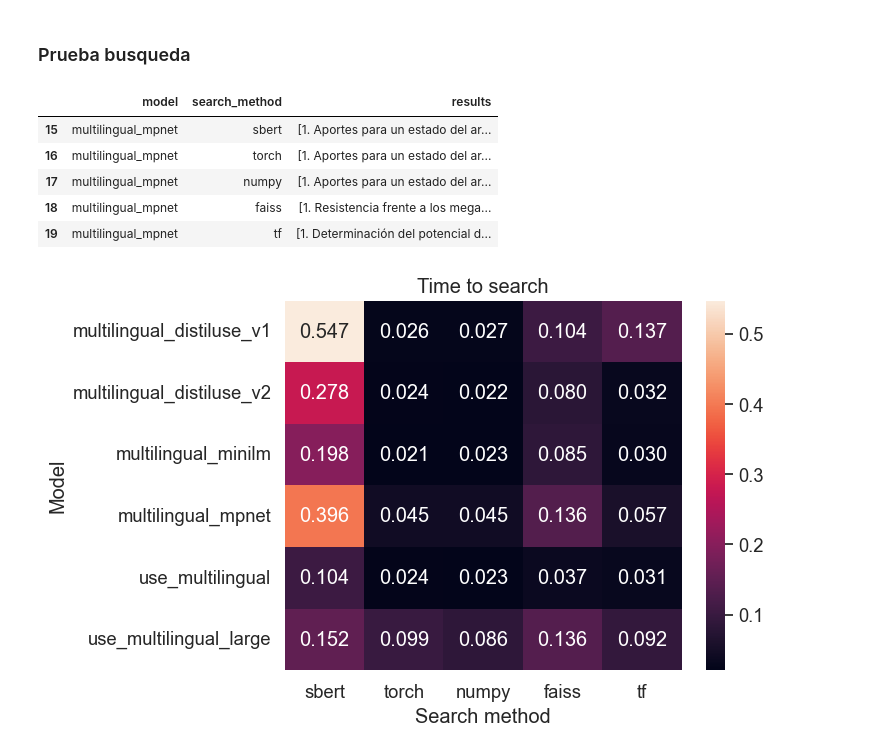
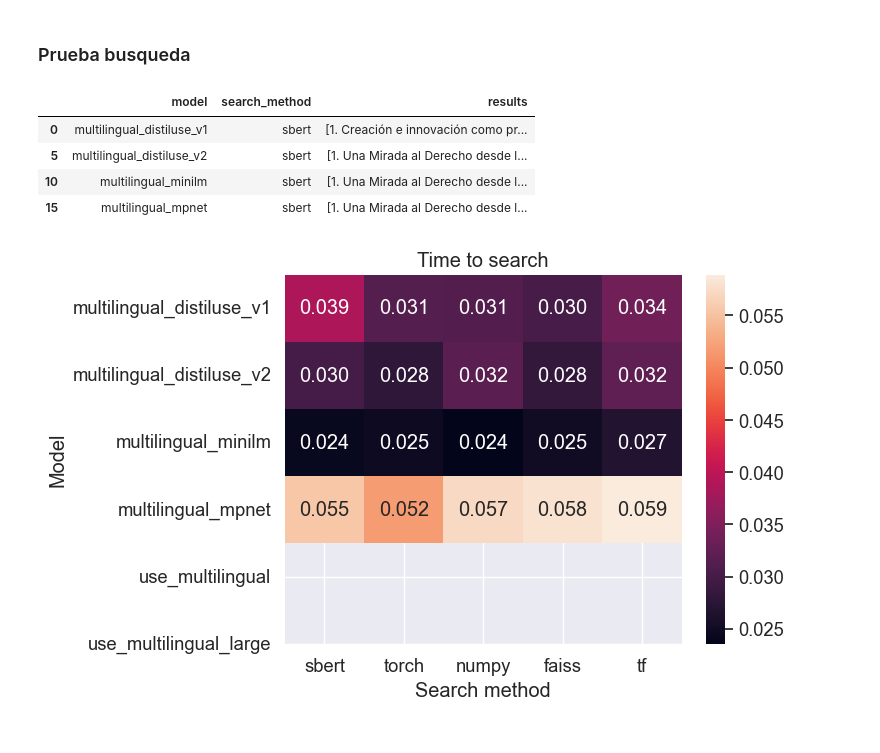
Before and after one commit to SIBEA/Backend, a Jupyter notebook: src/nlp/testing/semantic search/v1.ipynb, the cells around one changed output. Cells and saved outputs as stored; diff of their text form; code cells hidden in the pictures.

```diff
--- a/src/nlp/testing/semantic search/v1.ipynb
+++ b/src/nlp/testing/semantic search/v1.ipynb
@@ -106,6 +109,7 @@ def generate_embeddings(messages):
     end_indexing = time.time()
     result.append({"model": "multilingual_mpnet", "time_encoding": end_encoding - start_encoding, "time_indexing": end_indexing - start_indexing, "tensor": embeddings_multilingual_mpnet})
 
+    '''
     start_encoding = time.time()
     embeddings_use = model_use(messages)
     end_encoding = time.time()
@@ -115,7 +119,8 @@ def generate_embeddings(messages):
     faiss.write_index(index, './indexes/index_embeddings_use')
     end_indexing = time.time()
     result.append({"model": "use", "time_encoding": end_encoding - start_encoding, "time_indexing": end_indexing - start_indexing, "tensor": embeddings_use})
-
+    '''
+    '''
     start_encoding = time.time()
     embeddings_use_large = model_use_large(messages)
     end_encoding = time.time()
@@ -125,7 +130,8 @@ def generate_embeddings(messages):
     faiss.write_index(index, './indexes/index_embeddings_use_large')
     end_indexing = time.time()
     result.append({"model": "use_large", "time_encoding": end_encoding - start_encoding, "time_indexing": end_indexing - start_indexing, "tensor": embeddings_use_large})
-
+    '''
+    '''
     start_encoding = time.time()
     embeddings_use_multilingual = model_use_multilingual(messages)
     end_encoding = time.time()
@@ -135,7 +141,8 @@ def generate_embeddings(messages):
     faiss.write_index(index, './indexes/index_embeddings_use_multilingual')
     end_indexing = time.time()
     result.append({"model": "use_multilingual", "time_encoding": end_encoding - start_encoding, "time_indexing": end_indexing - start_indexing, "tensor": embeddings_use_multilingual})
-
+    '''
+    '''
     start_encoding = time.time()
     embeddings_use_multilingual_large = model_use_multilingual_large(messages)
     end_encoding = time.time()
@@ -145,6 +152,7 @@ def generate_embeddings(messages):
     faiss.write_index(index, './indexes/index_embeddings_use_multilingual_large')
     end_indexing = time.time()
     result.append({"model": "use_multilingual_large", "time_encoding": end_encoding - start_encoding, "time_indexing": end_indexing - start_indexing, "tensor": embeddings_use_multilingual_large})
+   '''
 
     return result
 # %% [markdown]
@@ -295,6 +303,7 @@ def search_all(query, k, embeddings):
     results.append(search(model_multilingual_mpnet, embeddings[5], query, k, "tf", model_source="sbert"))
     total.append(results)
 
+    '''
     results = []
     results.append(search(model_use_multilingual, embeddings[8], query, k, "sbert", model_source="tf"))
     results.append(search(model_use_multilingual, embeddings[8], query, k, "torch", model_source="tf"))
@@ -302,7 +311,8 @@ def search_all(query, k, embeddings):
     results.append(search(model_use_multilingual, embeddings[8], query, k, "faiss", model_source="tf"))
     results.append(search(model_use_multilingual, embeddings[8], query, k, "tf", model_source="tf"))
     total.append(results)
-
+    '''
+    '''
     results = []
     results.append(search(model_use_multilingual_large, embeddings[9], query, k, "sbert", model_source="tf"))
     results.append(search(model_use_multilingual_large, embeddings[9], query, k, "torch", model_source="tf"))
@@ -310,6 +320,7 @@ def search_all(query, k, embeddings):
     results.append(search(model_use_multilingual_large, embeddings[9], query, k, "faiss", model_source="tf"))
     results.append(search(model_use_multilingual_large, embeddings[9], query, k, "tf", model_source="tf"))
     total.append(results)
+    '''
 
     return total
 # %% [markdown]
@@ -474,17 +485,16 @@ plot_embeddings_timing(embeddings, "time_indexing")
 ### Prueba busqueda
 # %%
 #Globulos rojos, LGBTI, Mujeres.
-results = search_all("Guerra", 10, embeddings)
+results = search_all("Objetivos del Desarrollo Sostenible", 10, embeddings)
 plot_search_timing(results)
 results_df = search_results(results, df, True)
 #results_df[results_df["model"].str.contains("multilingual_minilm") & results_df["search_method"].str.contains("sbert") | results_df["model"].str.contains("multilingual_mpnet") & results_df["search_method"].str.contains("sbert")]
-results_df[results_df["model"].str.contains("multilingual_mpnet")]
+results_df[results_df["search_method"].str.contains("sbert")]
 #results_df
 # %% [output]
 |  | model | search_method | results |
-| 15 | multilingual_mpnet | sbert | [1. Aportes para un estado del ar... |
-| 16 | multilingual_mpnet | torch | [1. Aportes para un estado del ar... |
-| 17 | multilingual_mpnet | numpy | [1. Aportes para un estado del ar... |
-| 18 | multilingual_mpnet | faiss | [1. Resistencia frente a los mega... |
-| 19 | multilingual_mpnet | tf | [1. Determinación del potencial d... |
+| 0 | multilingual_distiluse_v1 | sbert | [1. Creación e innovación como pr... |
+| 5 | multilingual_distiluse_v2 | sbert | [1. Una Mirada al Derecho desde l... |
+| 10 | multilingual_minilm | sbert | [1. Una Mirada al Derecho desde l... |
+| 15 | multilingual_mpnet | sbert | [1. Una Mirada al Derecho desde l... |
-[figure, old version]
+[figure, new version]
```
Also changed, not shown: parts of 5 cells of this notebook, 1 other file.
